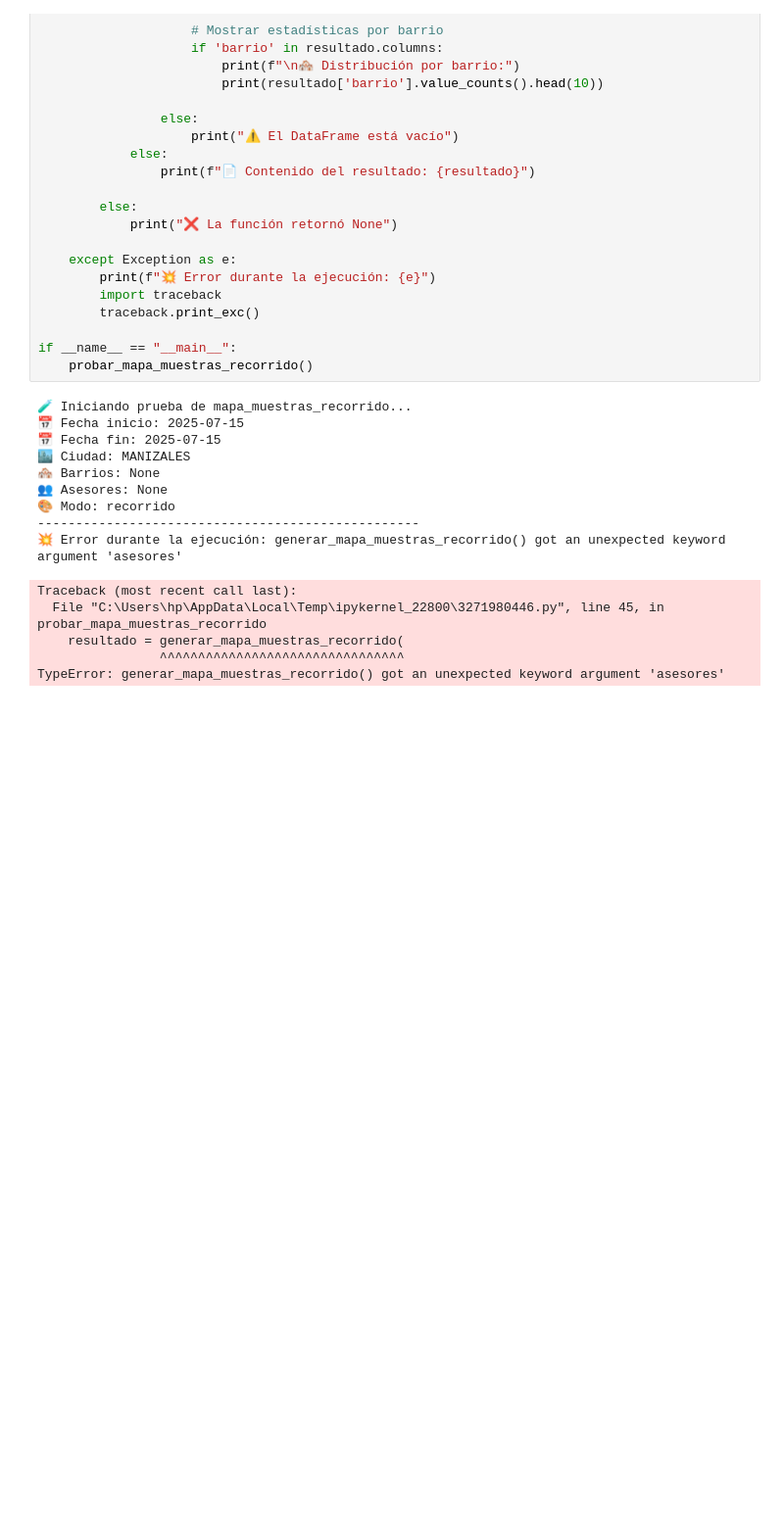
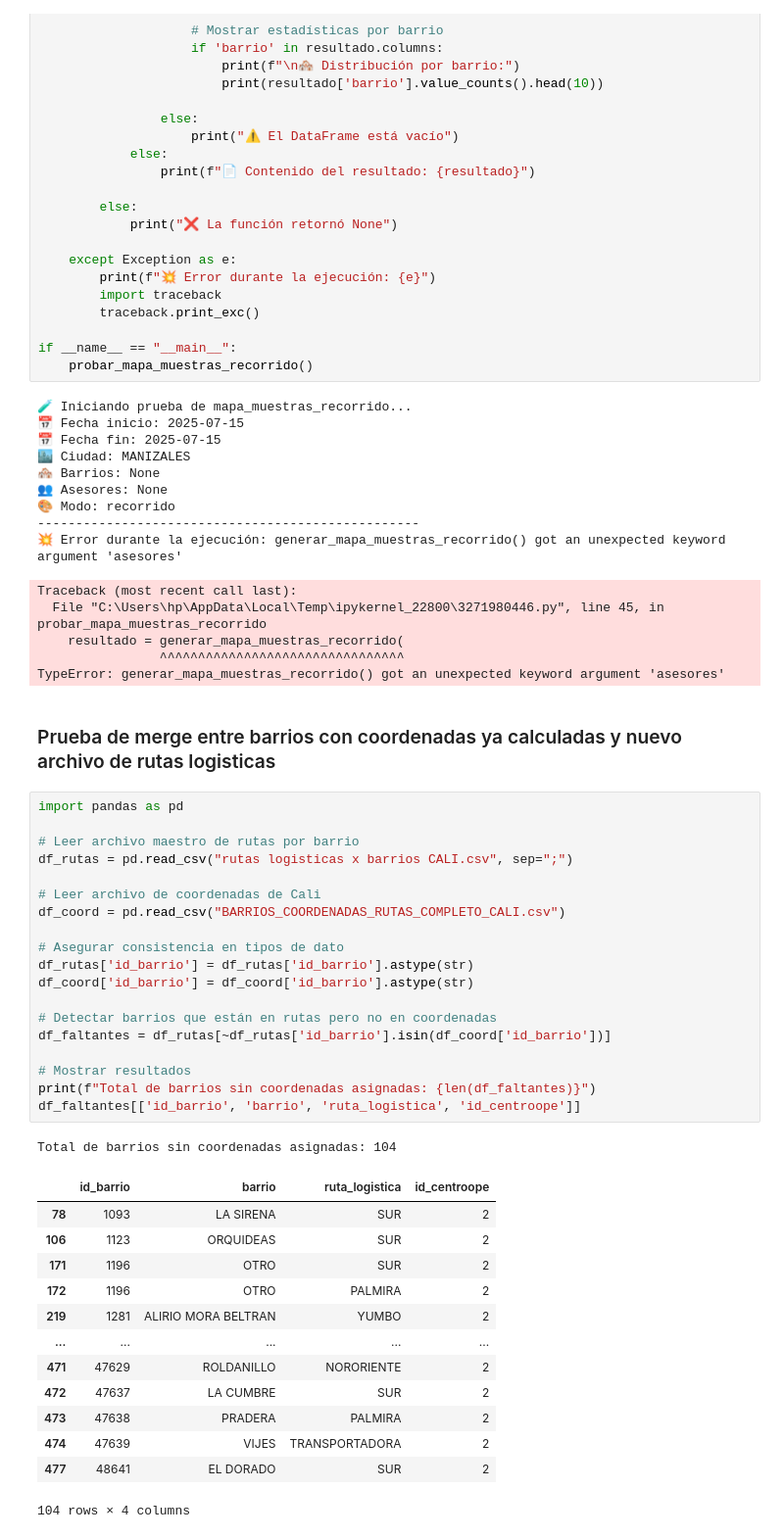
Before and after one commit to DevelopTatiendo/MAPAS_TA_DEV_1, a Jupyter notebook: pruebas/p1.ipynb, the cells around one changed output. Shown: that part at 98% size. Saved outputs shown, nothing was run; the diff lists cells and outputs as text; blank space fills up the shorter version.

Commit message:
Se inicializo la depuración de las rutas y sus coordenadas

```diff
--- a/pruebas/p1.ipynb
+++ b/pruebas/p1.ipynb
@@ -346,3 +346,39 @@ Traceback (most recent call last):
     resultado = generar_mapa_muestras_recorrido(
                 ^^^^^^^^^^^^^^^^^^^^^^^^^^^^^^^^
 TypeError: generar_mapa_muestras_recorrido() got an unexpected keyword argument 'asesores'
+# %% [markdown]
+### Prueba de merge entre barrios con coordenadas ya calculadas y nuevo archivo de rutas logisticas
+# %%
+import pandas as pd
+
+# Leer archivo maestro de rutas por barrio
+df_rutas = pd.read_csv("rutas logisticas x barrios CALI.csv", sep=";")
+
+# Leer archivo de coordenadas de Cali
+df_coord = pd.read_csv("BARRIOS_COORDENADAS_RUTAS_COMPLETO_CALI.csv")
+
+# Asegurar consistencia en tipos de dato
+df_rutas['id_barrio'] = df_rutas['id_barrio'].astype(str)
+df_coord['id_barrio'] = df_coord['id_barrio'].astype(str)
+
+# Detectar barrios que están en rutas pero no en coordenadas
+df_faltantes = df_rutas[~df_rutas['id_barrio'].isin(df_coord['id_barrio'])]
+
+# Mostrar resultados
+print(f"Total de barrios sin coordenadas asignadas: {len(df_faltantes)}")
+df_faltantes[['id_barrio', 'barrio', 'ruta_logistica', 'id_centroope']]
+# %% [output]
+Total de barrios sin coordenadas asignadas: 104
+|  | id_barrio | barrio | ruta_logistica | id_centroope |
+| 78 | 1093 | LA SIRENA | SUR | 2 |
+| 106 | 1123 | ORQUIDEAS | SUR | 2 |
+| 171 | 1196 | OTRO | SUR | 2 |
+| 172 | 1196 | OTRO | PALMIRA | 2 |
+| 219 | 1281 | ALIRIO MORA BELTRAN | YUMBO | 2 |
+| ... | ... | ... | ... | ... |
+| 471 | 47629 | ROLDANILLO | NORORIENTE | 2 |
+| 472 | 47637 | LA CUMBRE | SUR | 2 |
+| 473 | 47638 | PRADERA | PALMIRA | 2 |
+| 474 | 47639 | VIJES | TRANSPORTADORA | 2 |
+| 477 | 48641 | EL DORADO | SUR | 2 |
+104 rows × 4 columns
```
Also changed, not shown: parts of 4 cells of this notebook, 8 other files.
